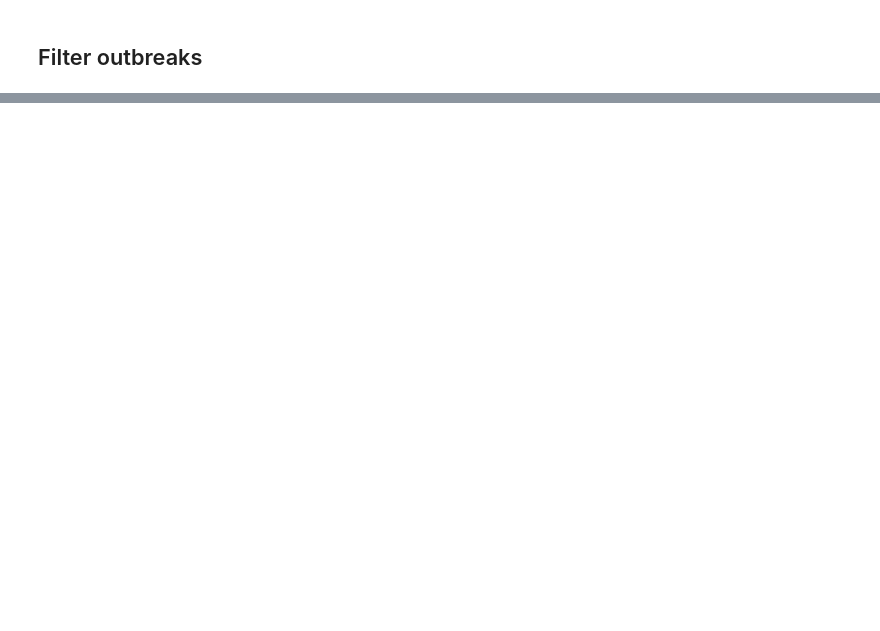
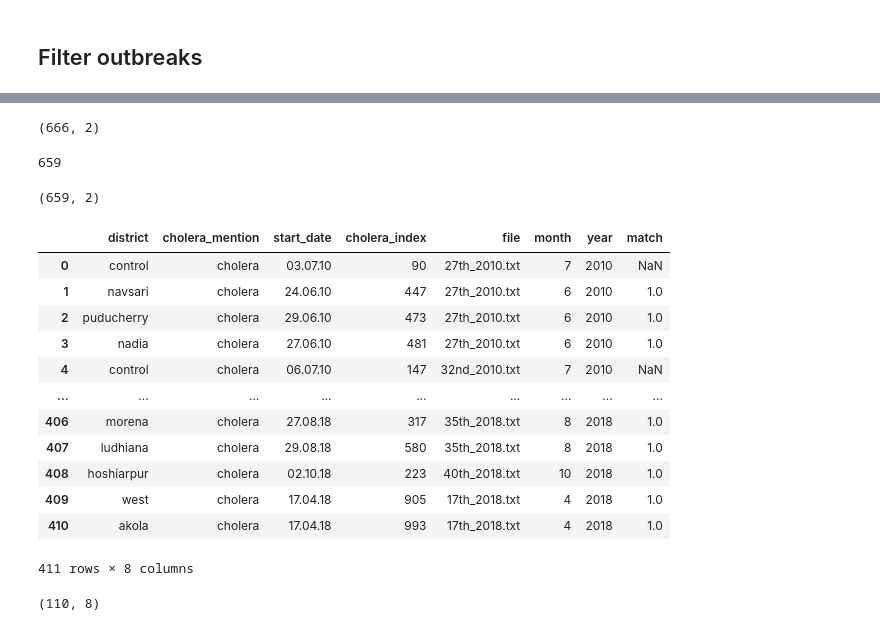
Before and after one commit to alexvmt/cholera_risk_modeling, a Jupyter notebook: preprocess_cholera_outbreaks.ipynb, the cells around one changed output, grey strips where cells are left out. Cells and saved outputs as stored; diff of their text form; code cells hidden in the pictures; blank space fills up the shorter version.

```diff
--- a/preprocess_cholera_outbreaks.ipynb
+++ b/preprocess_cholera_outbreaks.ipynb
@@ -811,0 +340,46 @@ outbreaks_mapped.drop_duplicates().reset_index(drop=True).to_file('../data/chole
+# %%
+# select districts and geometry
+districts = india[['NAME_2', 'geometry']].copy()
+# %%
+# rename district column
+districts = districts.rename(columns={'NAME_2': 'district'})
+# %%
+# make districts lowercase to simplify the mapping
+districts['district'] = districts['district'].str.lower()
+# %%
+districts.shape
+# %% [output]
+(666, 2)
+# %%
+districts['district'].nunique()
+# %% [output]
+659
+# %%
+unique_districts = districts[['district']].drop_duplicates()
+unique_districts['match'] = 1
+unique_districts.shape
+# %% [output]
+(659, 2)
+# %%
+outbreaks_districts = pd.merge(outbreaks_start_dates, unique_districts, how='left', on='district')
+outbreaks_districts
+# %% [output]
+|  | district | cholera_mention | start_date | cholera_index | file | month | year | match |
+| 0 | control | cholera | 03.07.10 | 90 | 27th_2010.txt | 7 | 2010 | NaN |
+| 1 | navsari | cholera | 24.06.10 | 447 | 27th_2010.txt | 6 | 2010 | 1.0 |
+| 2 | puducherry | cholera | 29.06.10 | 473 | 27th_2010.txt | 6 | 2010 | 1.0 |
+| 3 | nadia | cholera | 27.06.10 | 481 | 27th_2010.txt | 6 | 2010 | 1.0 |
+| 4 | control | cholera | 06.07.10 | 147 | 32nd_2010.txt | 7 | 2010 | NaN |
+| ... | ... | ... | ... | ... | ... | ... | ... | ... |
+| 406 | morena | cholera | 27.08.18 | 317 | 35th_2018.txt | 8 | 2018 | 1.0 |
+| 407 | ludhiana | cholera | 29.08.18 | 580 | 35th_2018.txt | 8 | 2018 | 1.0 |
+| 408 | hoshiarpur | cholera | 02.10.18 | 223 | 40th_2018.txt | 10 | 2018 | 1.0 |
+| 409 | west | cholera | 17.04.18 | 905 | 17th_2018.txt | 4 | 2018 | 1.0 |
+| 410 | akola | cholera | 17.04.18 | 993 | 17th_2018.txt | 4 | 2018 | 1.0 |
+411 rows × 8 columns
+# %%
+# manually inspect later
+outbreaks_districts[pd.isnull(outbreaks_districts['match'])].drop('match', axis=1).to_csv('manual_inspection_3.csv', index=False)
+outbreaks_districts[pd.isnull(outbreaks_districts['match'])].shape
+# %% [output]
+(110, 8)
```
Also changed, not shown: parts of 134 cells of this notebook.
